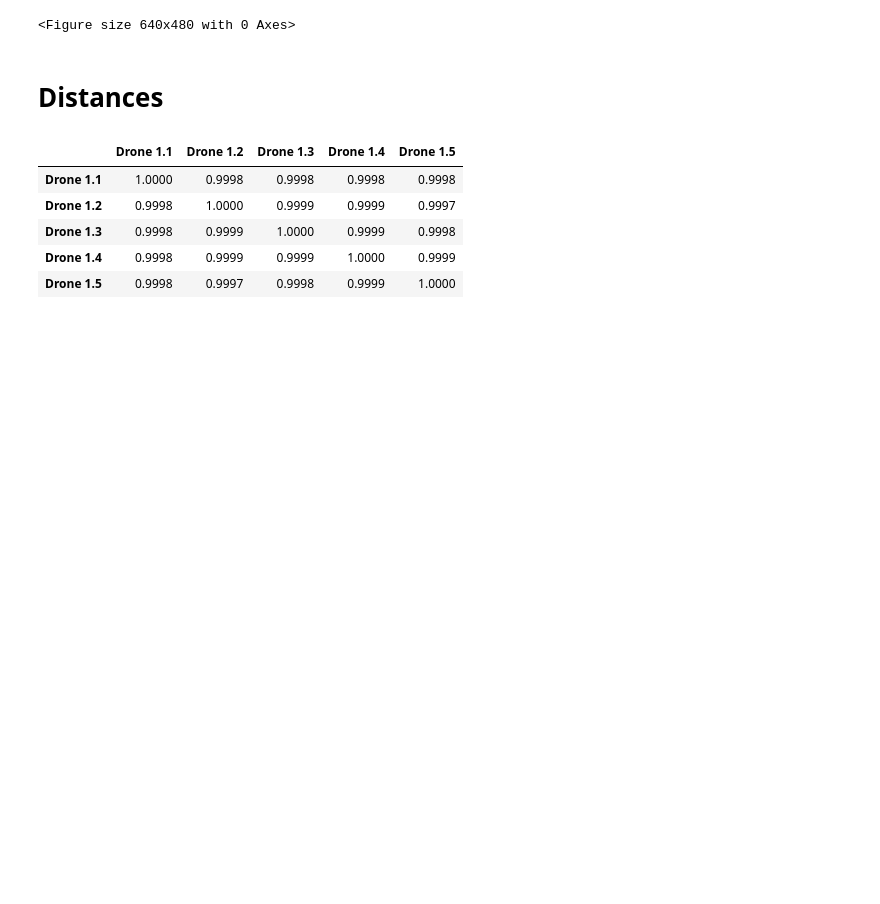
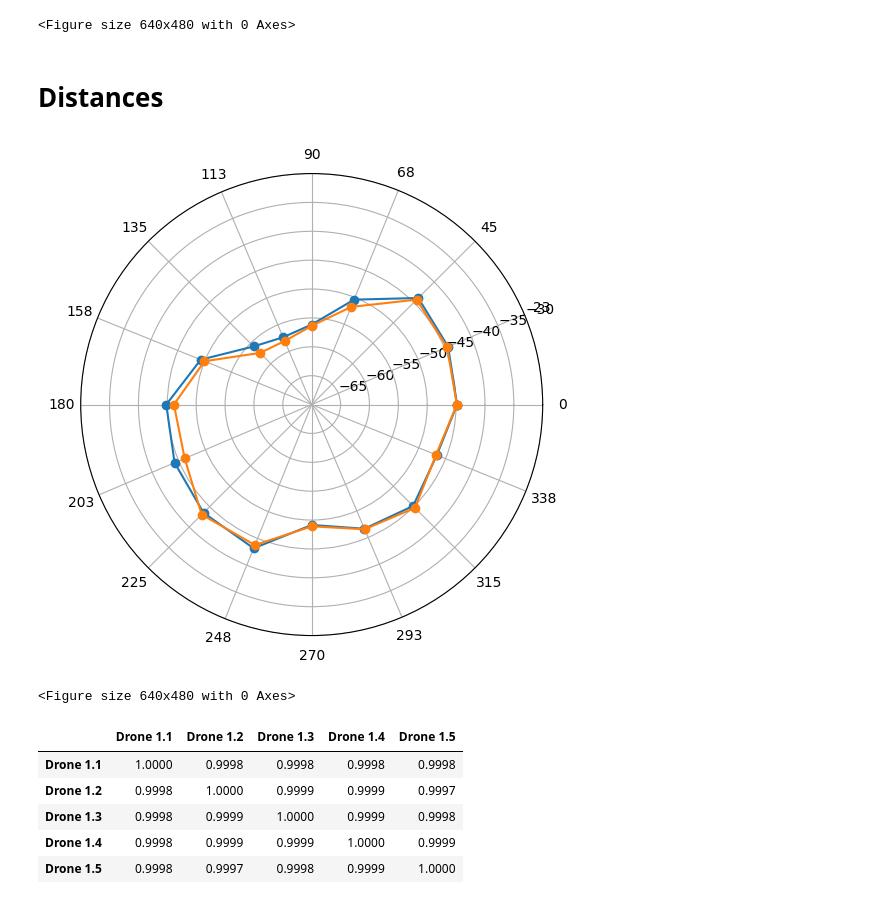
Before and after one commit to JosWigchert/AntennaRadiationPatternOfDrone, a Jupyter notebook: drone_radiation_pattern.ipynb, the cells around one changed output. Cells and saved outputs as stored; diff of their text form; code cells hidden in the pictures; blank space fills up the shorter version.

```diff
--- a/drone_radiation_pattern.ipynb
+++ b/drone_radiation_pattern.ipynb
@@ -600,6 +602,30 @@ from sklearn.feature_extraction import DictVectorizer
 from sklearn.metrics.pairwise import cosine_similarity
 from scipy.spatial.distance import dice
 from sklearn.cluster import KMeans
+# %%
+rad_pat_1_merged = []
+# Iterate over the dictionaries in parallel using zip
+size = 13
+for i in range(2):
+    mean_values = {}
+    for key in rad_pat_1[0]:
+        values = [d[key] for d in rad_pat_1[i*size:i*size+size]]
+        mean_values[key] = statistics.mean(values)
+    rad_pat_1_merged.append(mean_values)
+
+fig, axis = plt.subplots(nrows=1, ncols=1, figsize=(6, 6), subplot_kw={'projection': 'polar'})
+
+for rp in rad_pat_1_merged:
+    # print(rp)
+    create_radiation_pattern(axis, rp, y_limit=(-70, -30))
+plt.show()
+fig.savefig('figures/radiation_pattern_2_halves.eps', format='eps')
+fig.clf()
+plt.close(fig=fig)
+plt.clf()
+# %% [output]
+[figure, added]
+<Figure size 640x480 with 0 Axes>
 # %%
 rad_pat_1_merged = []
 # Iterate over the dictionaries in parallel using zip
```
Also changed, not shown: parts of 3 cells of this notebook.
